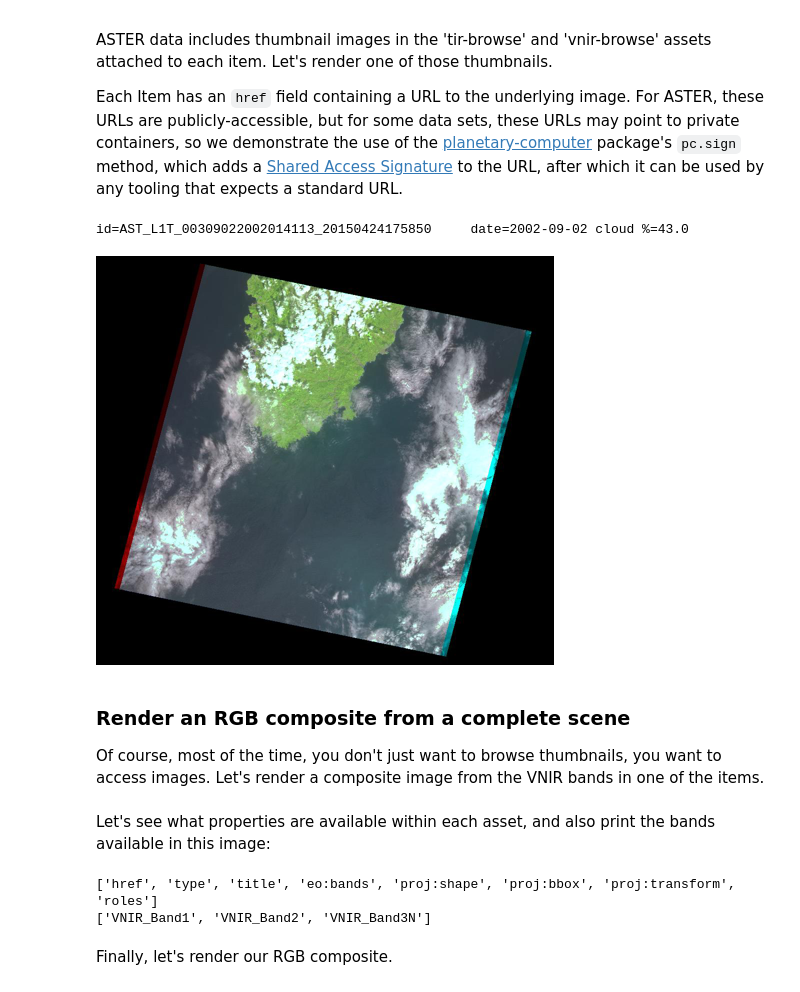
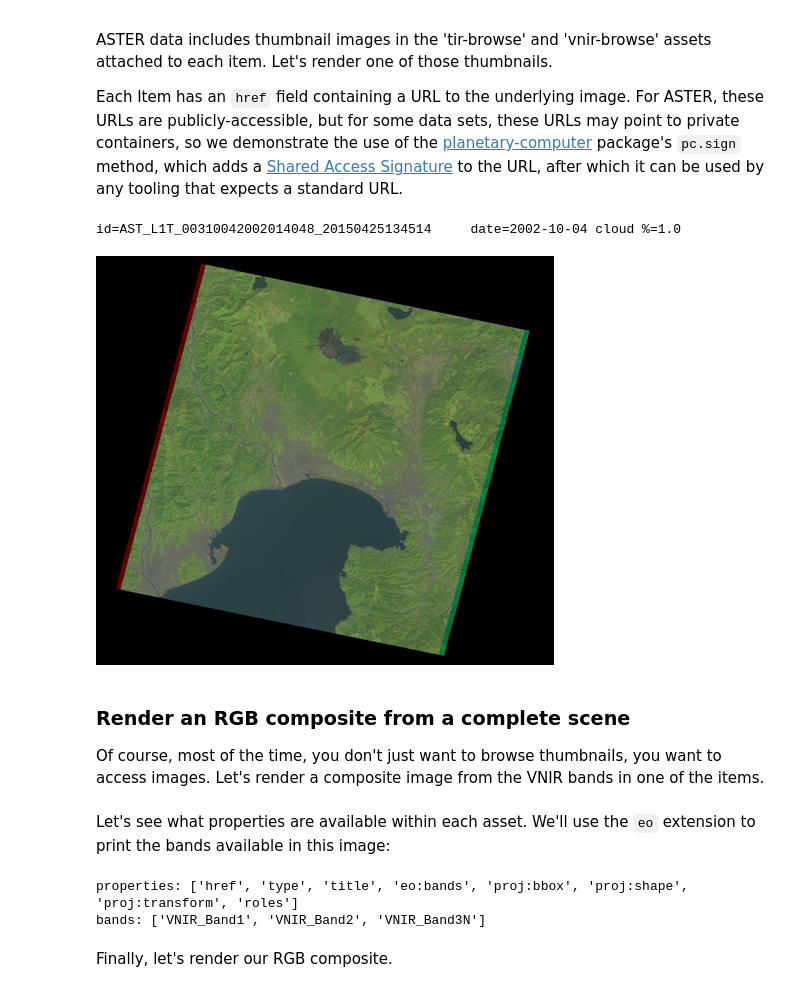
Before and after one commit to microsoft/PlanetaryComputerExamples, a Jupyter notebook: datasets/aster-l1t/aster-l1t-example.ipynb, the cells around one changed output. Saved outputs shown, nothing was run; the diff lists cells and outputs as text; code cells hidden in the pictures.

```diff
--- a/datasets/aster-l1t/aster-l1t-example.ipynb
+++ b/datasets/aster-l1t/aster-l1t-example.ipynb
@@ -17,7 +19,8 @@ import planetary_computer as pc
 
 Using [pystac_client](https://github.com/stac-utils/pystac-client) we can fetch information about the [ASTER L1T](http://aka.ms/ai4edata-aster) collection:
 # %%
-catalog = Client.open("https://planetarycomputer.microsoft.com/api/stac/v1")
+# TODO: staging
+catalog = Client.open("https://planetarycomputer-staging.microsoft.com/api/stac/v1")
 aster_l1t = catalog.get_child(id="aster-l1t")
 # %% [markdown]
 Let's look at the temporal extent of the collection; the Planetary Computer ASTER L1T dataset contains images from 2000 to 2006:
@@ -50,7 +53,13 @@ area_of_interest = {
 We'll use this criteria to perform a search against the STAC API:
 # %%
 search = catalog.search(
-    collections=["aster-l1t"], intersects=area_of_interest, datetime=time_of_interest
+    collections=["aster-l1t"],
+    intersects=area_of_interest,
+    datetime=time_of_interest,
+    query={"eo:cloud_cover": {"lt": 10}},
 )
-print(f"{search.matched()} Items found")
+
+# Check how many items were returned
+items = list(search.get_items())
+print(f"Returned {len(items)} Items")
 # %% [output]
@@ -71,21 +80,23 @@ Each Item has an `href` field containing a URL to the underlying image. For ASTE
 # %%
 from PIL import Image
 from urllib.request import urlopen
 
-items = list(search.items())
-item = items[len(items) // 2]
+# Grab the last item and create an instance of the Electro-Optical (eo)
+# extension to check cloud cover
+item = items[-1]
+item_eo = eo.ext(item)
 
 asset_href = item.assets["vnir-browse"].href
 signed_href = pc.sign(asset_href)
 
-print(f"id={item.id}\tdate={item.datetime.date()}\tcloud %={item.ext.eo.cloud_cover}")
+print(f"id={item.id}\tdate={item.datetime.date()}\tcloud %={item_eo.cloud_cover}")
 
 # Downsample a bit for plotting
 image = Image.open(urlopen(signed_href))
 image.resize(size=(image.width // 2, image.height // 2))
 # %% [output]
-id=AST_L1T_00309022002014113_20150424175850     date=2002-09-02 cloud %=43.0
+id=AST_L1T_00310042002014048_20150425134514     date=2002-10-04 cloud %=1.0
-[figure, old version]
+[figure, new version]
 # %% [markdown]
 ### Render an RGB composite from a complete scene
 Of course, most of the time, you don't just want to browse thumbnails, you want to access images.  Let's render a composite image from the VNIR bands in one of the items.
@@ -101,16 +110,16 @@ i_item = np.argmin(cloud_cover)
 item = items[i_item]
 swir_asset = item.assets["VNIR"]
 # %% [markdown]
-Let's see what properties are available within each asset, and also print the bands available in this image:
+Let's see what properties are available within each asset. We'll use the `eo` extension to print the bands available in this image:
 # %%
 available_assets = list(swir_asset.to_dict().keys())
-print(available_assets)
+print("properties:", available_assets)
 
-available_bands = [band["name"] for band in swir_asset.to_dict()["eo:bands"]]
-print(available_bands)
+available_bands = [band.name for band in eo.ext(swir_asset).bands]
+print("bands:", available_bands)
 # %% [output]
-['href', 'type', 'title', 'eo:bands', 'proj:shape', 'proj:bbox', 'proj:transform', 'roles']
-['VNIR_Band1', 'VNIR_Band2', 'VNIR_Band3N']
+properties: ['href', 'type', 'title', 'eo:bands', 'proj:bbox', 'proj:shape', 'proj:transform', 'roles']
+bands: ['VNIR_Band1', 'VNIR_Band2', 'VNIR_Band3N']
 # %% [markdown]
 Finally, let's render our RGB composite.
 # %%
```
Also changed, not shown: parts of 3 cells of this notebook, 10 other files.
